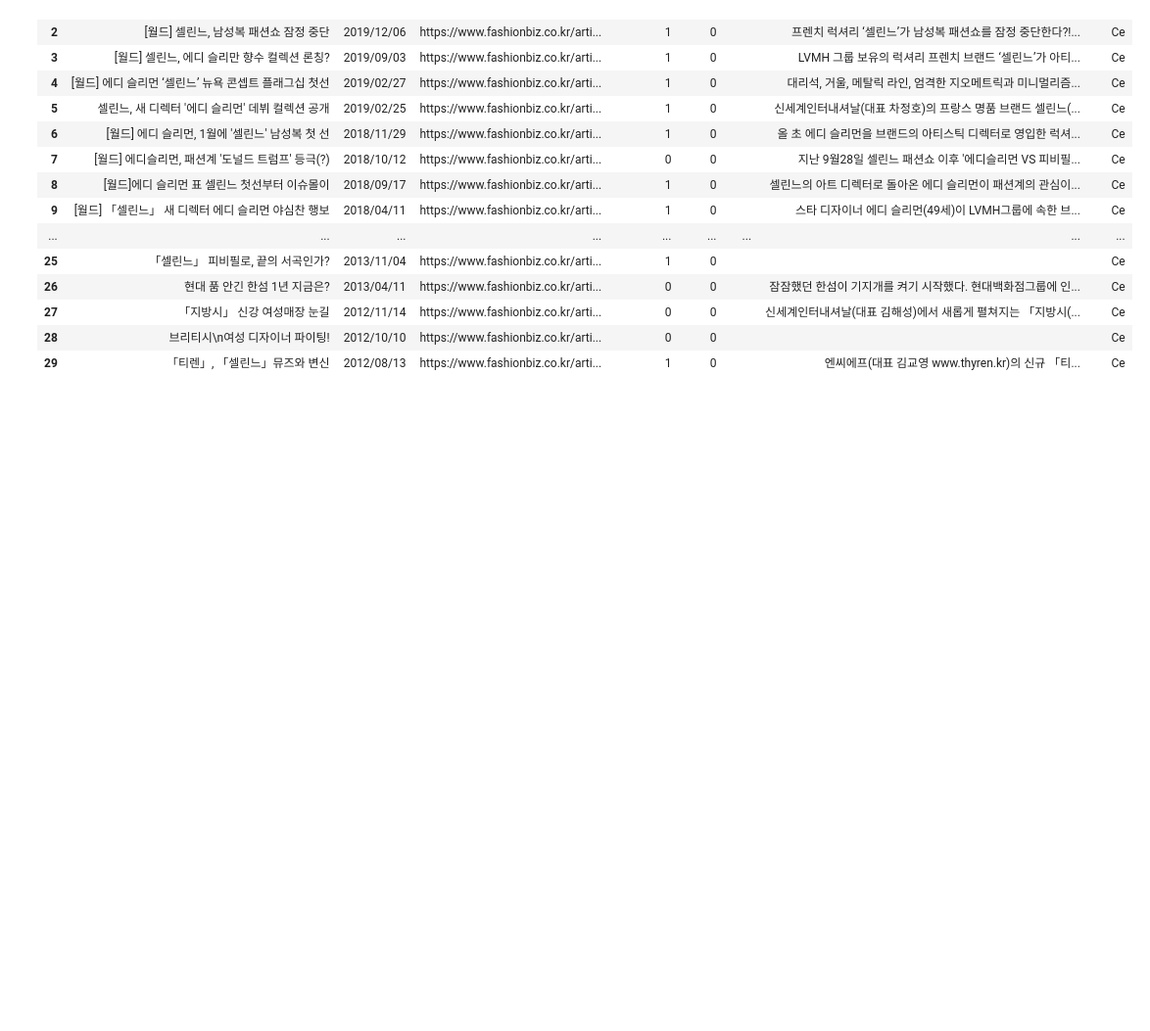
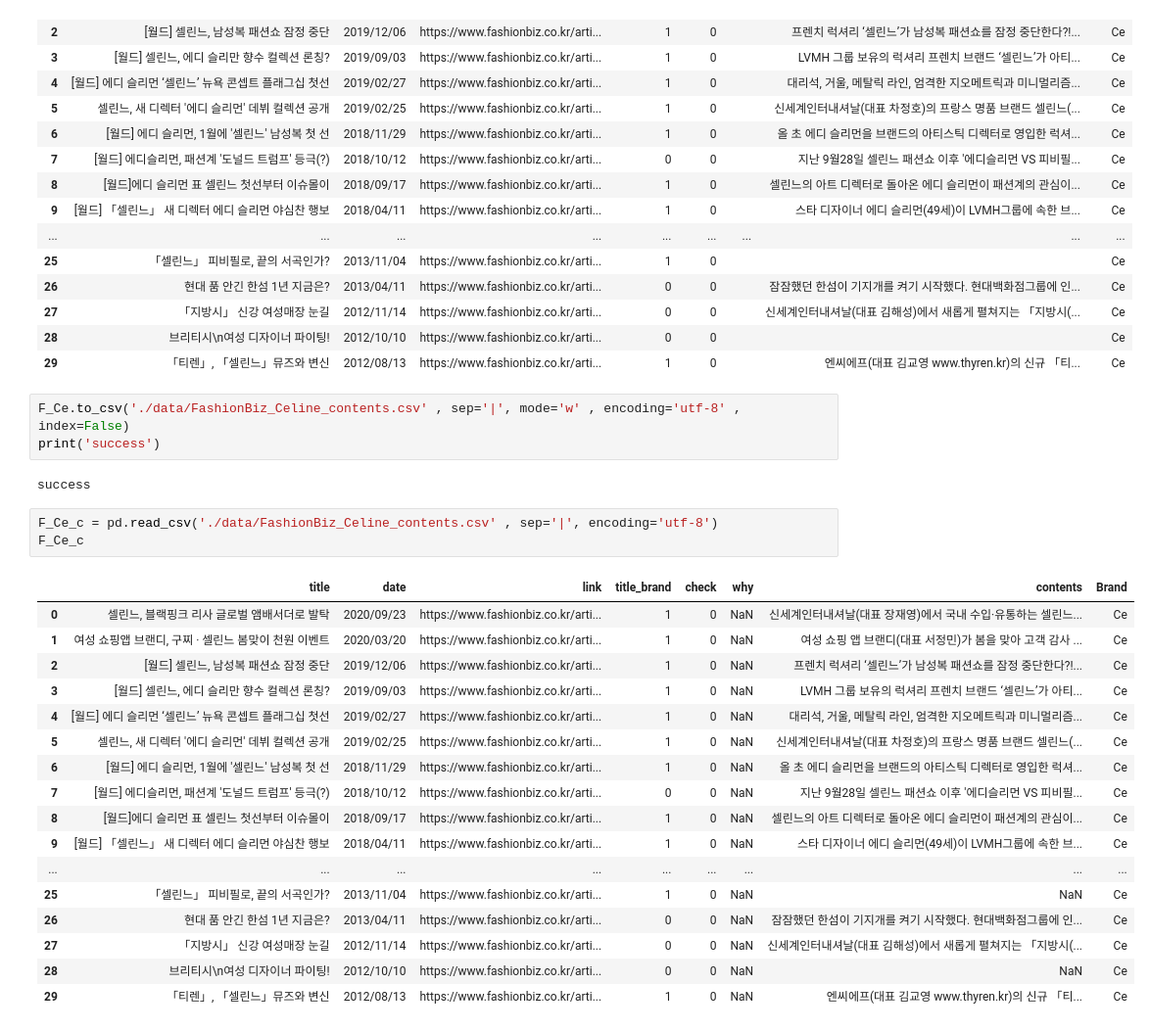
Before and after one commit to rosyminty/BLANDE, a Jupyter notebook: FashionBiz Celine Data Preprocessing.ipynb, the cells around one changed output. Shown: that part at 98% size. Drawn from its saved outputs; the diff is of its cells as text; blank space fills up the shorter version.

```diff
--- a/FashionBiz Celine Data Preprocessing.ipynb
+++ b/FashionBiz Celine Data Preprocessing.ipynb
@@ -163,3 +163,29 @@ F_Ce
 | 27 | 「지방시」 신강 여성매장 눈길 | 2012/11/14 | https://www.fashionbiz.co.kr/arti... | 0 | 0 |  | 신세계인터내셔날(대표 김해성)에서 새롭게 펼쳐지는 「지방시(... | Ce |
 | 28 | 브리티시\n여성 디자이너 파이팅! | 2012/10/10 | https://www.fashionbiz.co.kr/arti... | 0 | 0 |  |  | Ce |
 | 29 | 「티렌」, 「셀린느」뮤즈와 변신 | 2012/08/13 | https://www.fashionbiz.co.kr/arti... | 1 | 0 |  | 엔씨에프(대표 김교영 www.thyren.kr)의 신규 「티... | Ce |
+# %%
+F_Ce.to_csv('./data/FashionBiz_Celine_contents.csv' , sep='|', mode='w' , encoding='utf-8' , index=False)
+print('success')
+# %% [output]
+success
+# %%
+F_Ce_c = pd.read_csv('./data/FashionBiz_Celine_contents.csv' , sep='|', encoding='utf-8')
+F_Ce_c
+# %% [output]
+|  | title | date | link | title_brand | check | why | contents | Brand |
+| 0 | 셀린느, 블랙핑크 리사 글로벌 앰배서더로 발탁 | 2020/09/23 | https://www.fashionbiz.co.kr/arti... | 1 | 0 | NaN | 신세계인터내셔날(대표 장재영)에서 국내 수입·유통하는 셀린느... | Ce |
+| 1 | 여성 쇼핑앱 브랜디, 구찌 · 셀린느 봄맞이 천원 이벤트 | 2020/03/20 | https://www.fashionbiz.co.kr/arti... | 1 | 0 | NaN | 여성 쇼핑 앱 브랜디(대표 서정민)가 봄을 맞아 고객 감사 ... | Ce |
+| 2 | [월드] 셀린느, 남성복 패션쇼 잠정 중단 | 2019/12/06 | https://www.fashionbiz.co.kr/arti... | 1 | 0 | NaN | 프렌치 럭셔리 ‘셀린느’가 남성복 패션쇼를 잠정 중단한다?!... | Ce |
+| 3 | [월드] 셀린느, 에디 슬리만 향수 컬렉션 론칭? | 2019/09/03 | https://www.fashionbiz.co.kr/arti... | 1 | 0 | NaN | LVMH 그룹 보유의 럭셔리 프렌치 브랜드 ‘셀린느’가 아티... | Ce |
+| 4 | [월드] 에디 슬리먼 ‘셀린느’ 뉴욕 콘셉트 플래그십 첫선 | 2019/02/27 | https://www.fashionbiz.co.kr/arti... | 1 | 0 | NaN | 대리석, 거울, 메탈릭 라인, 엄격한 지오메트릭과 미니멀리즘... | Ce |
+| 5 | 셀린느, 새 디렉터 '에디 슬리먼' 데뷔 컬렉션 공개 | 2019/02/25 | https://www.fashionbiz.co.kr/arti... | 1 | 0 | NaN | 신세계인터내셔날(대표 차정호)의 프랑스 명품 브랜드 셀린느(... | Ce |
+| 6 | [월드] 에디 슬리먼, 1월에 '셀린느' 남성복 첫 선 | 2018/11/29 | https://www.fashionbiz.co.kr/arti... | 1 | 0 | NaN | 올 초 에디 슬리먼을 브랜드의 아티스틱 디렉터로 영입한 럭셔... | Ce |
+| 7 | [월드] 에디슬리먼, 패션계 '도널드 트럼프' 등극(?) | 2018/10/12 | https://www.fashionbiz.co.kr/arti... | 0 | 0 | NaN | 지난 9월28일 셀린느 패션쇼 이후 '에디슬리먼 VS 피비필... | Ce |
+| 8 | [월드]에디 슬리먼 표 셀린느 첫선부터 이슈몰이 | 2018/09/17 | https://www.fashionbiz.co.kr/arti... | 1 | 0 | NaN | 셀린느의 아트 디렉터로 돌아온 에디 슬리먼이 패션계의 관심이... | Ce |
+| 9 | [월드] 「셀린느」 새 디렉터 에디 슬리먼 야심찬 행보 | 2018/04/11 | https://www.fashionbiz.co.kr/arti... | 1 | 0 | NaN | 스타 디자이너 에디 슬리먼(49세)이 LVMH그룹에 속한 브... | Ce |
+| ... | ... | ... | ... | ... | ... | ... | ... | ... |
+| 25 | 「셀린느」 피비필로, 끝의 서곡인가? | 2013/11/04 | https://www.fashionbiz.co.kr/arti... | 1 | 0 | NaN | NaN | Ce |
+| 26 | 현대 품 안긴 한섬 1년 지금은? | 2013/04/11 | https://www.fashionbiz.co.kr/arti... | 0 | 0 | NaN | 잠잠했던 한섬이 기지개를 켜기 시작했다. 현대백화점그룹에 인... | Ce |
+| 27 | 「지방시」 신강 여성매장 눈길 | 2012/11/14 | https://www.fashionbiz.co.kr/arti... | 0 | 0 | NaN | 신세계인터내셔날(대표 김해성)에서 새롭게 펼쳐지는 「지방시(... | Ce |
+| 28 | 브리티시\n여성 디자이너 파이팅! | 2012/10/10 | https://www.fashionbiz.co.kr/arti... | 0 | 0 | NaN | NaN | Ce |
+| 29 | 「티렌」, 「셀린느」뮤즈와 변신 | 2012/08/13 | https://www.fashionbiz.co.kr/arti... | 1 | 0 | NaN | 엔씨에프(대표 김교영 www.thyren.kr)의 신규 「티... | Ce |
```
Also changed, not shown: 2 other files.
